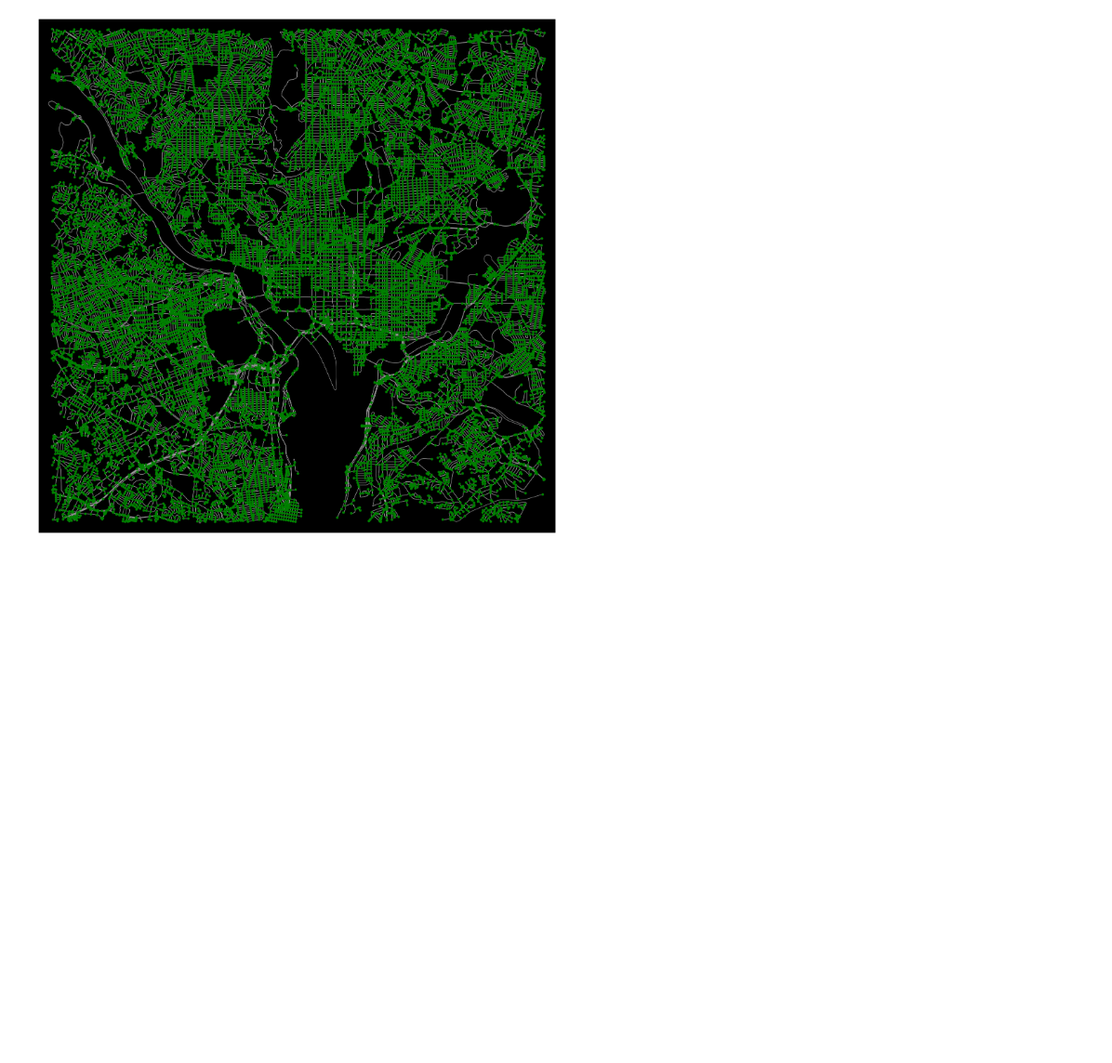
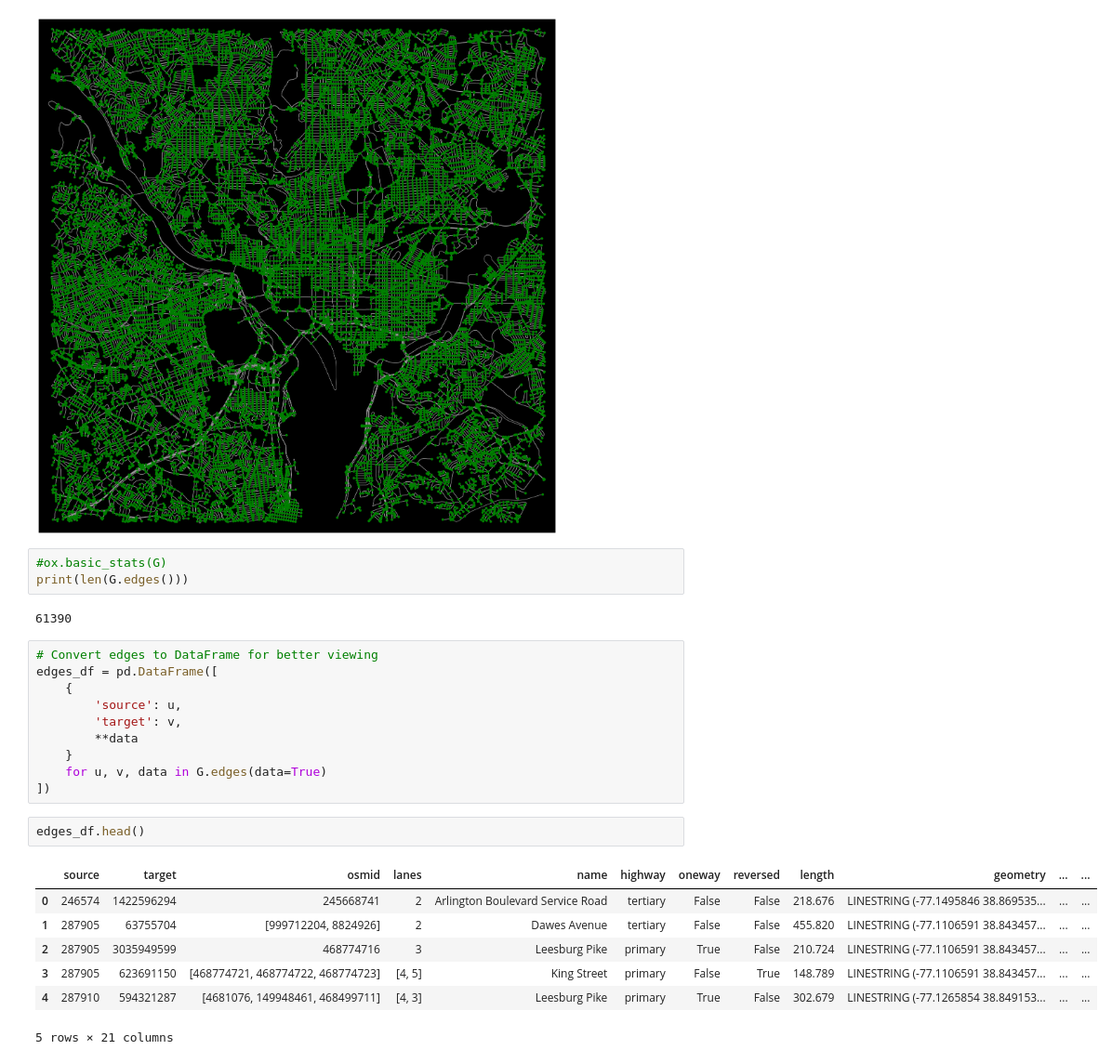
Before and after one commit to amirhosseinkarimi7/network_optimization, a Jupyter notebook: starbucks_DC.ipynb, the cells around one changed output. Shown at 93% size. Saved outputs shown, nothing was run; the diff lists cells and outputs as text; blank space fills up the shorter version.

Commit message:
edges dataframe for better undestanding of the graph

```diff
--- a/starbucks_DC.ipynb
+++ b/starbucks_DC.ipynb
@@ -97,3 +97,28 @@ G = ox.add_edge_bearings(G)
 fig,ax = ox.plot_graph(G,bgcolor="black", node_size = 30, node_color = 'green', figsize = (30,20))
 # %% [output]
 [figure]
+# %%
+#ox.basic_stats(G)
+print(len(G.edges()))
+# %% [output]
+61390
+# %%
+# Convert edges to DataFrame for better viewing
+edges_df = pd.DataFrame([
+    {
+        'source': u,
+        'target': v,
+        **data
+    }
+    for u, v, data in G.edges(data=True)
+])
+# %%
+edges_df.head()
+# %% [output]
+|  | source | target | osmid | lanes | name | highway | oneway | reversed | length | geometry | ... | ... |
+| 0 | 246574 | 1422596294 | 245668741 | 2 | Arlington Boulevard Service Road | tertiary | False | False | 218.676 | LINESTRING (-77.1495846 38.869535... | ... | ... |
+| 1 | 287905 | 63755704 | [999712204, 8824926] | 2 | Dawes Avenue | tertiary | False | False | 455.820 | LINESTRING (-77.1106591 38.843457... | ... | ... |
+| 2 | 287905 | 3035949599 | 468774716 | 3 | Leesburg Pike | primary | True | False | 210.724 | LINESTRING (-77.1106591 38.843457... | ... | ... |
+| 3 | 287905 | 623691150 | [468774721, 468774722, 468774723] | [4, 5] | King Street | primary | False | True | 148.789 | LINESTRING (-77.1106591 38.843457... | ... | ... |
+| 4 | 287910 | 594321287 | [4681076, 149948461, 468499711] | [4, 3] | Leesburg Pike | primary | True | False | 302.679 | LINESTRING (-77.1265854 38.849153... | ... | ... |
+5 rows × 21 columns
```
